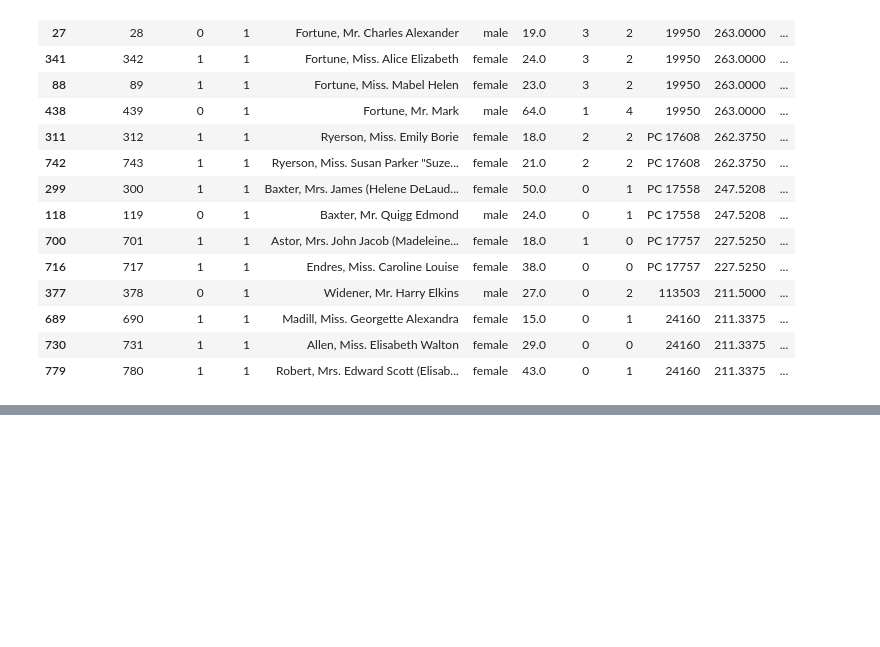
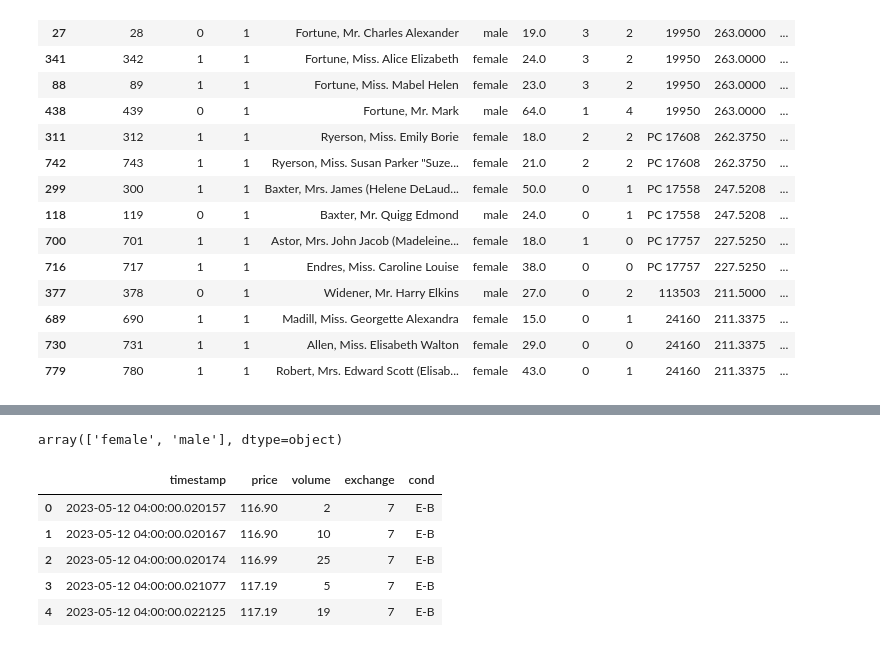
Before and after one commit to tirelt/data_toolbox, a Jupyter notebook: toolbox/0. Data analysis and curation.ipynb, the cells around one changed output, grey strips where cells are left out. Saved outputs shown, nothing was run; the diff lists cells and outputs as text; code cells hidden in the pictures; blank space fills up the shorter version.

```diff
--- a/toolbox/0. Data analysis and curation.ipynb
+++ b/toolbox/0. Data analysis and curation.ipynb
@@ -96,0 +137,4 @@ df[df['Fare'] >= 200].sort_values(by="Fare",ascending=False).dropna() #check out
+# %%
+le.inverse_transform([0,1])
+# %% [output]
+array(['female', 'male'], dtype=object)
@@ -96,0 +143,13 @@ df[df['Fare'] >= 200].sort_values(by="Fare",ascending=False).dropna() #check out
+# %%
+# Read dataset
+df = pd.read_csv("../data/tick_data/googl_trade_2023_05_12.txt",header=None) # changed index_col
+df = df.set_axis(["timestamp","price","volume","exchange","cond"], axis=1)
+df['timestamp'] = pd.to_datetime(df['timestamp'])
+df.head()
+# %% [output]
+|  | timestamp | price | volume | exchange | cond |
+| 0 | 2023-05-12 04:00:00.020157 | 116.90 | 2 | 7 | E-B |
+| 1 | 2023-05-12 04:00:00.020167 | 116.90 | 10 | 7 | E-B |
+| 2 | 2023-05-12 04:00:00.020174 | 116.99 | 25 | 7 | E-B |
+| 3 | 2023-05-12 04:00:00.021077 | 117.19 | 5 | 7 | E-B |
+| 4 | 2023-05-12 04:00:00.022125 | 117.19 | 19 | 7 | E-B |
```
Also changed, not shown: parts of 19 cells of this notebook, 7 other files.
